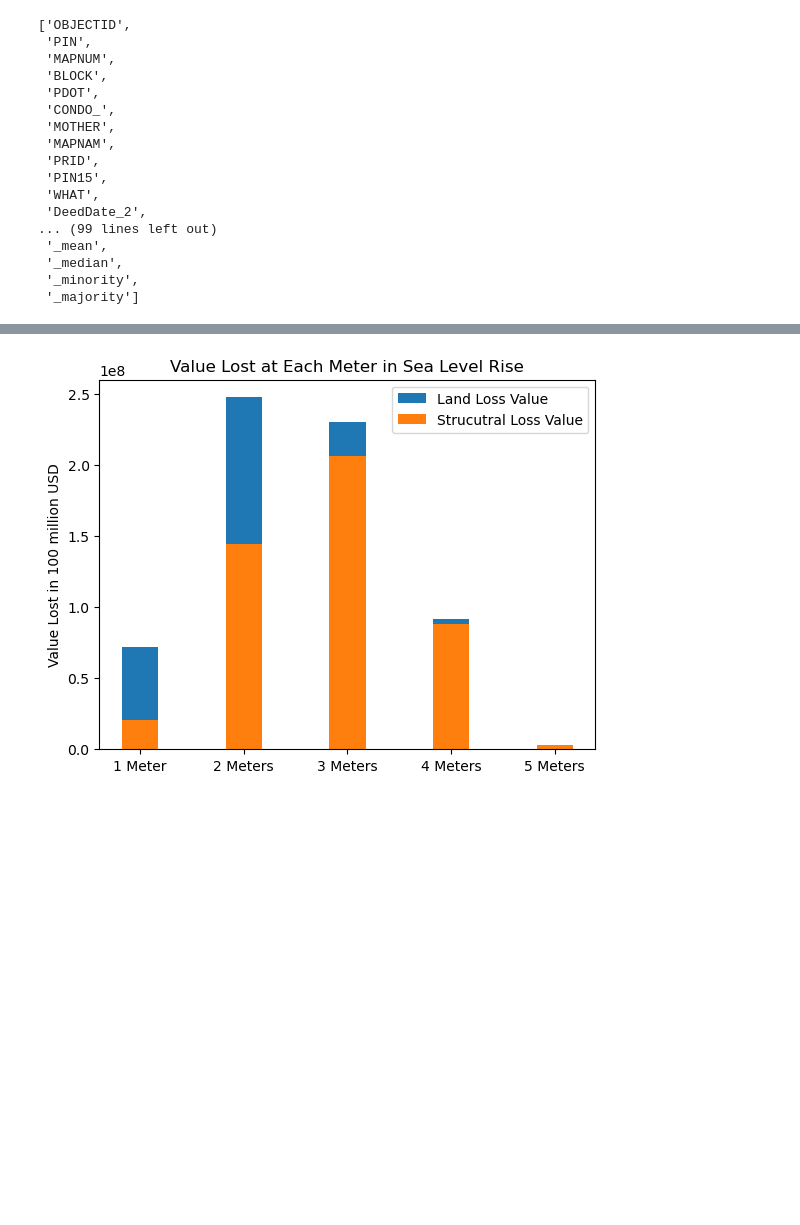
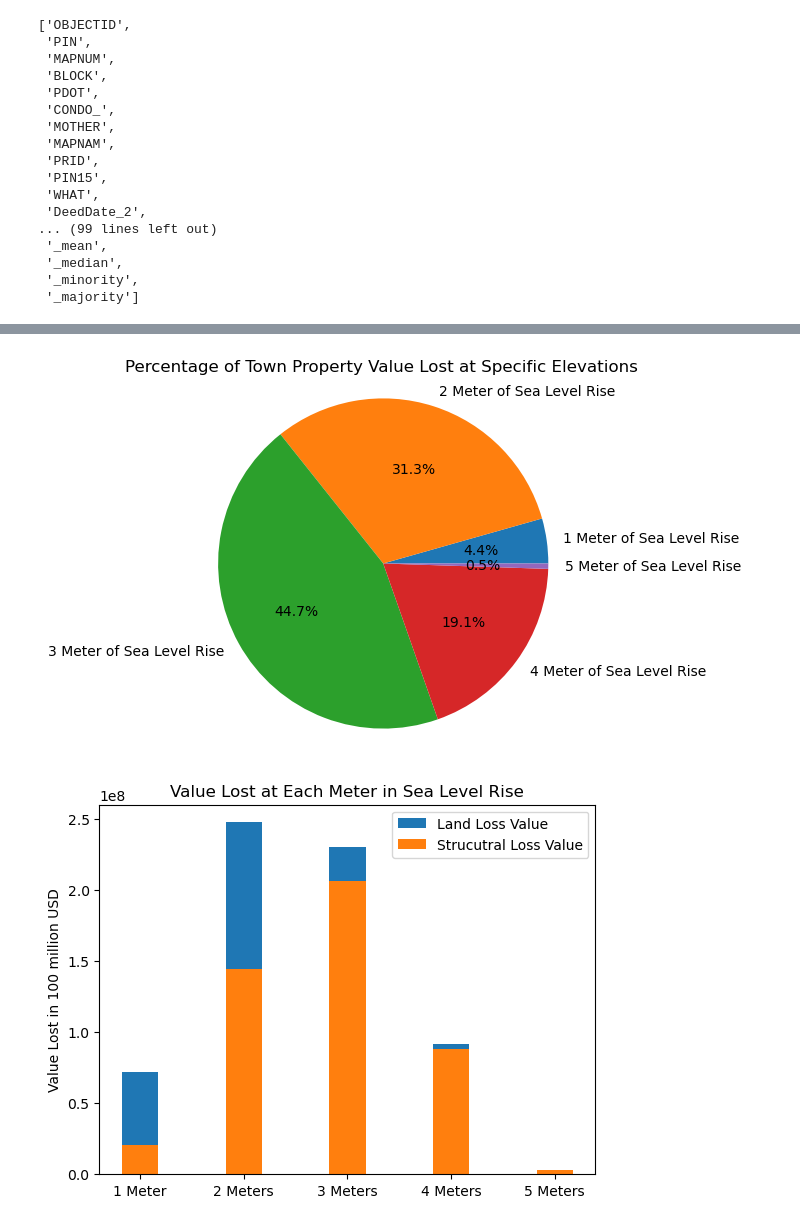
Before and after one commit to cayates2/Final-Project-nr491, a Jupyter notebook: storymap.ipynb, the cells around one changed output, grey strips where cells are left out. Cells and saved outputs as stored; diff of their text form; code cells hidden in the pictures; blank space fills up the shorter version.

```diff
--- a/storymap.ipynb
+++ b/storymap.ipynb
@@ -139,3 +127,17 @@ plt.savefig(save_results_to + 'proploss.png', dpi = 300)
+# %%
+#Matplotlib used to create pie chart taking previous bmed and bmeds values at various levels of sea level elevation, then saved as a png
+
+struc_data = [bmed1s,bmed2s,bmed3s,bmed4s,bmed5]
+struc_label = ["1 Meter of Sea Level Rise","2 Meter of Sea Level Rise","3 Meter of Sea Level Rise","4 Meter of Sea Level Rise","5 Meter of Sea Level Rise"]
+plt.pie(struc_data, labels=struc_label, autopct= '%1.1f%%')
+plt.title("Percentage of Town Property Value Lost at Specific Elevations")
+plt.axis('equal')
+plt.show
+
+save_results_to = 'media/'
+plt.savefig(save_results_to + 'proploss.png', dpi = 300)
+# %% [output]
+[figure, added]
 # %%
 labels = ['1 Meter', '2 Meters', '3 Meters', '4 Meters', '5 Meters']
 land_med = [bmed1,bmed2,bmed3,bmed4,bmed5]
```
Also changed, not shown: parts of 50 cells of this notebook.
